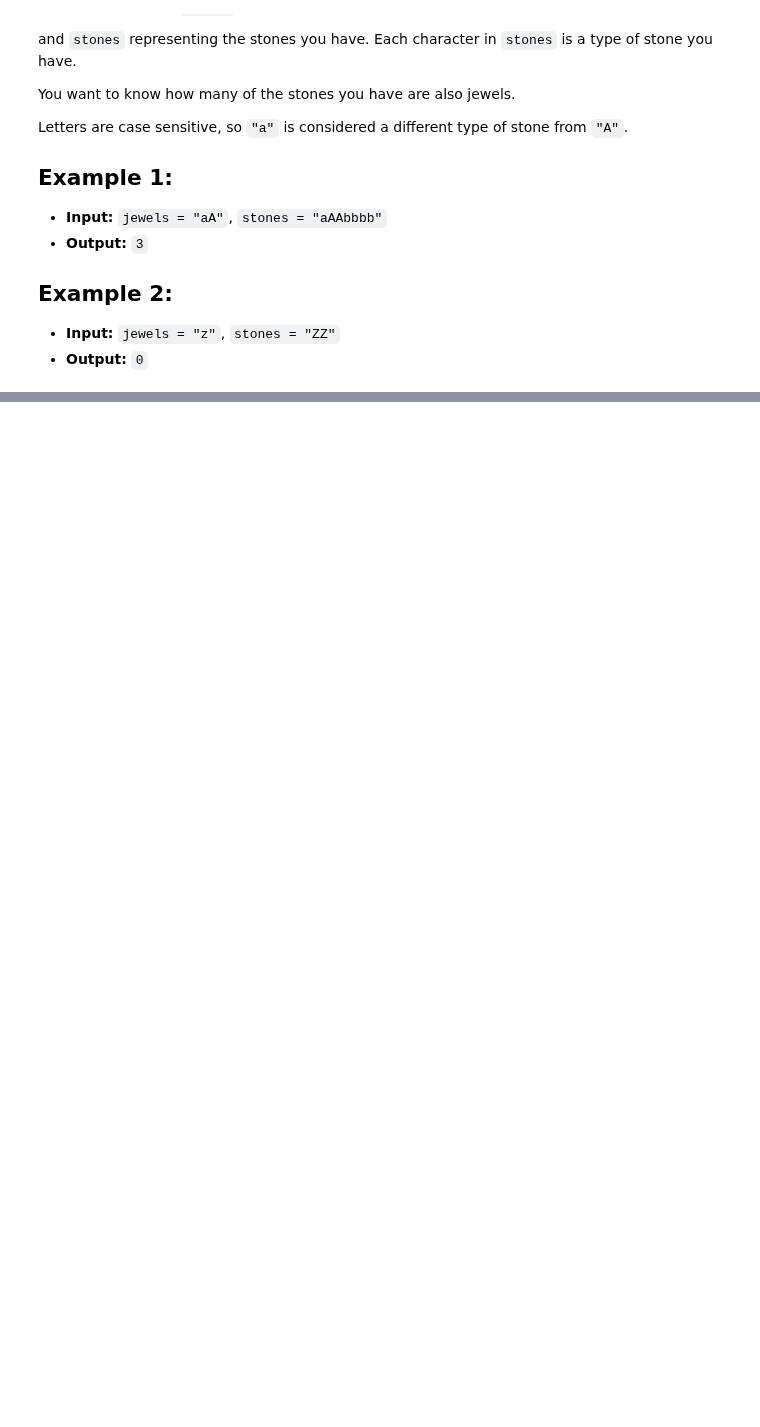
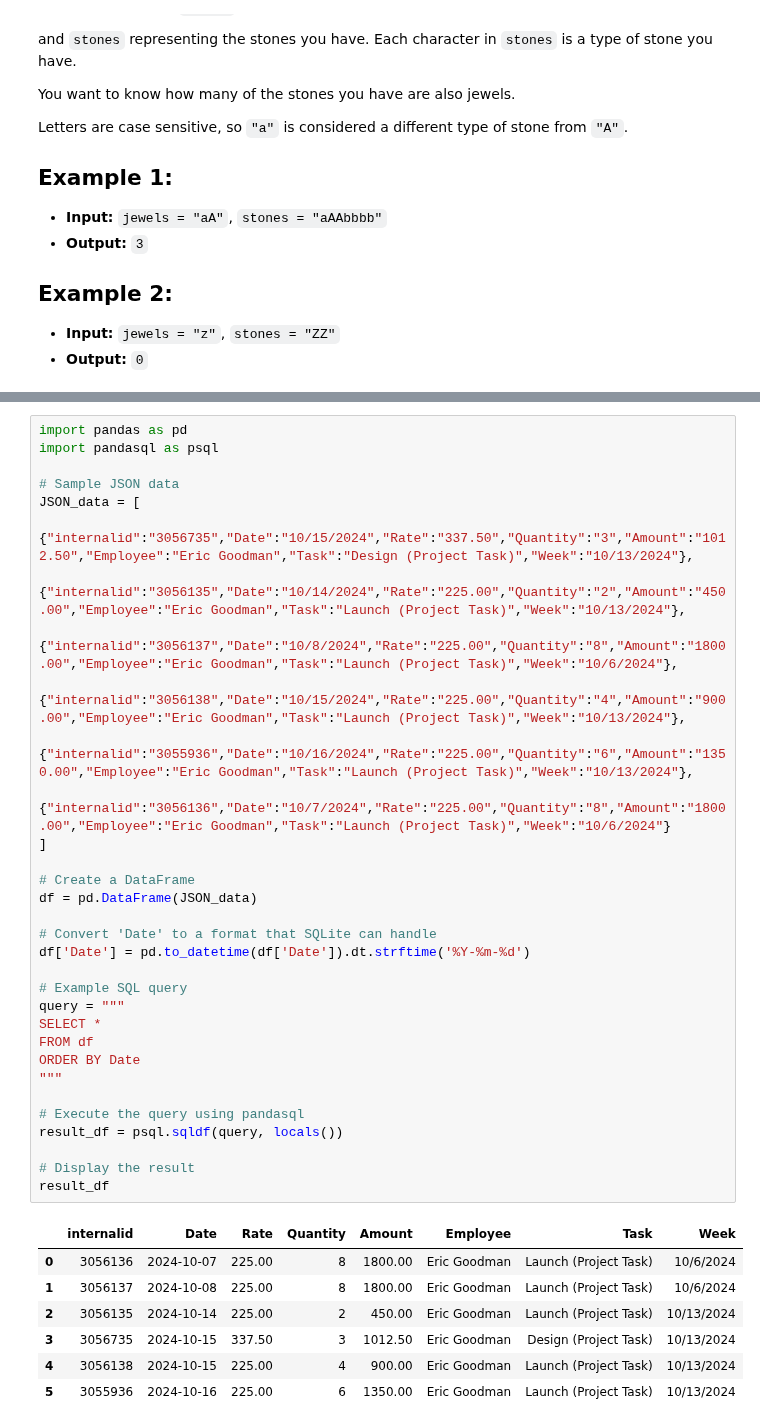
Before and after one commit to geroneona/handy_codes_python, a Jupyter notebook: Why_Programming_is_hard.ipynb, the cells around one changed output, grey strips where cells are left out. Drawn from its saved outputs; the diff is of its cells as text; blank space fills up the shorter version.

```diff
--- a/Why_Programming_is_hard.ipynb
+++ b/Why_Programming_is_hard.ipynb
@@ -3254,0 +5355,40 @@ Output: 0
+# %%
+import pandas as pd
+import pandasql as psql
+
+# Sample JSON data
+JSON_data = [
+    {"internalid":"3056735","Date":"10/15/2024","Rate":"337.50","Quantity":"3","Amount":"1012.50","Employee":"Eric Goodman","Task":"Design (Project Task)","Week":"10/13/2024"},
+    {"internalid":"3056135","Date":"10/14/2024","Rate":"225.00","Quantity":"2","Amount":"450.00","Employee":"Eric Goodman","Task":"Launch (Project Task)","Week":"10/13/2024"},
+    {"internalid":"3056137","Date":"10/8/2024","Rate":"225.00","Quantity":"8","Amount":"1800.00","Employee":"Eric Goodman","Task":"Launch (Project Task)","Week":"10/6/2024"},
+    {"internalid":"3056138","Date":"10/15/2024","Rate":"225.00","Quantity":"4","Amount":"900.00","Employee":"Eric Goodman","Task":"Launch (Project Task)","Week":"10/13/2024"},
+    {"internalid":"3055936","Date":"10/16/2024","Rate":"225.00","Quantity":"6","Amount":"1350.00","Employee":"Eric Goodman","Task":"Launch (Project Task)","Week":"10/13/2024"},
+    {"internalid":"3056136","Date":"10/7/2024","Rate":"225.00","Quantity":"8","Amount":"1800.00","Employee":"Eric Goodman","Task":"Launch (Project Task)","Week":"10/6/2024"}
+]
+
+# Create a DataFrame
+df = pd.DataFrame(JSON_data)
+
+# Convert 'Date' to a format that SQLite can handle
+df['Date'] = pd.to_datetime(df['Date']).dt.strftime('%Y-%m-%d')
+
+# Example SQL query
+query = """
+SELECT *
+FROM df
+ORDER BY Date
+"""
+
+# Execute the query using pandasql
+result_df = psql.sqldf(query, locals())
+
+# Display the result
+result_df
+# %% [output]
+|  | internalid | Date | Rate | Quantity | Amount | Employee | Task | Week |
+| 0 | 3056136 | 2024-10-07 | 225.00 | 8 | 1800.00 | Eric Goodman | Launch (Project Task) | 10/6/2024 |
+| 1 | 3056137 | 2024-10-08 | 225.00 | 8 | 1800.00 | Eric Goodman | Launch (Project Task) | 10/6/2024 |
+| 2 | 3056135 | 2024-10-14 | 225.00 | 2 | 450.00 | Eric Goodman | Launch (Project Task) | 10/13/2024 |
+| 3 | 3056735 | 2024-10-15 | 337.50 | 3 | 1012.50 | Eric Goodman | Design (Project Task) | 10/13/2024 |
+| 4 | 3056138 | 2024-10-15 | 225.00 | 4 | 900.00 | Eric Goodman | Launch (Project Task) | 10/13/2024 |
+| 5 | 3055936 | 2024-10-16 | 225.00 | 6 | 1350.00 | Eric Goodman | Launch (Project Task) | 10/13/2024 |
```
Also changed, not shown: parts of 86 cells of this notebook.
